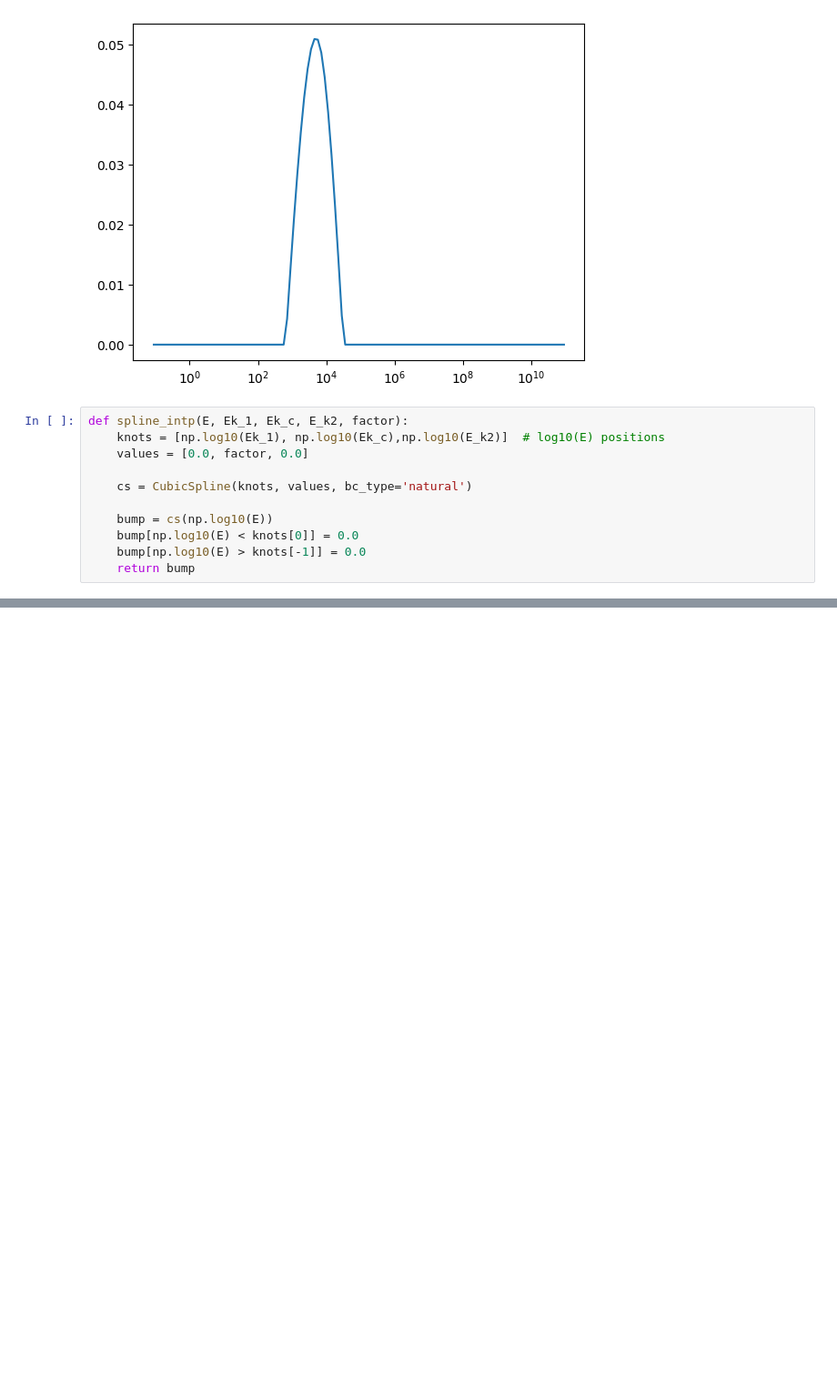
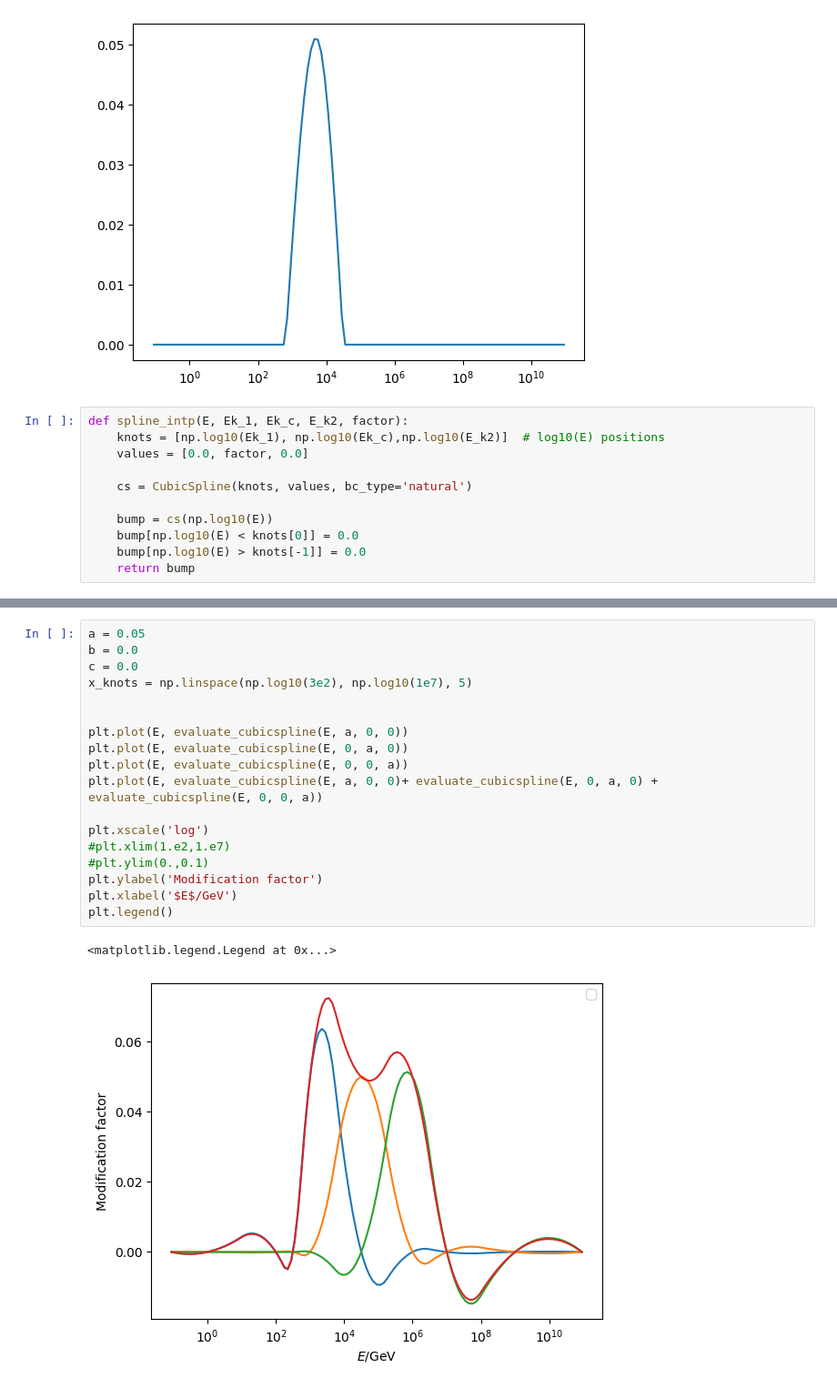
Before and after one commit to karohymon/cs-analysis, a Jupyter notebook: cs_modification_splines.ipynb, the cells around one changed output, grey strips where cells are left out. Shown at 91% size. Saved outputs shown, nothing was run; the diff lists cells and outputs as text; blank space fills up the shorter version.

```diff
--- a/cs_modification_splines.ipynb
+++ b/cs_modification_splines.ipynb
@@ -144,0 +386,21 @@ plt.xlim(1.e2,1.e7)
+# %%
+a = 0.05
+b = 0.0
+c = 0.0
+x_knots = np.linspace(np.log10(3e2), np.log10(1e7), 5)
+
+
+plt.plot(E, evaluate_cubicspline(E, a, 0, 0))
+plt.plot(E, evaluate_cubicspline(E, 0, a, 0))
+plt.plot(E, evaluate_cubicspline(E, 0, 0, a))
+plt.plot(E, evaluate_cubicspline(E, a, 0, 0)+ evaluate_cubicspline(E, 0, a, 0) +  evaluate_cubicspline(E, 0, 0, a))
+
+plt.xscale('log')
+#plt.xlim(1.e2,1.e7)
+#plt.ylim(0.,0.1)
+plt.ylabel('Modification factor')
+plt.xlabel('$E$/GeV')
+plt.legend()
+# %% [output]
+<matplotlib.legend.Legend at 0x...>
+[figure, added]
```
Also changed, not shown: parts of 18 cells of this notebook.
